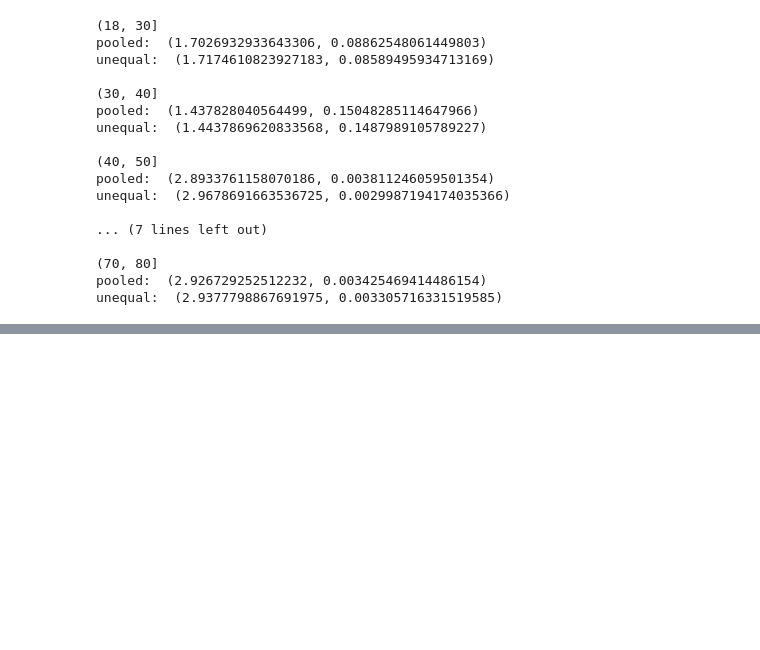
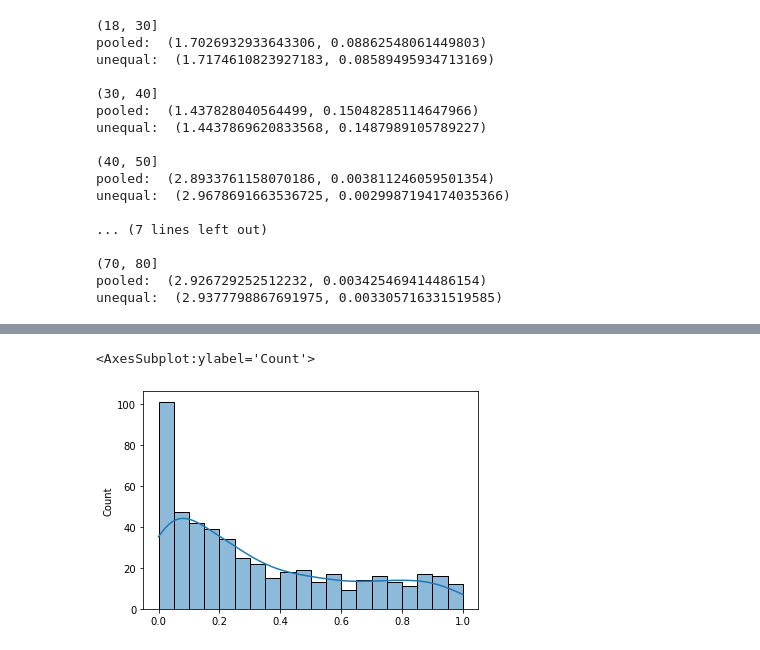
Before and after one commit to mxagar/statistics_with_python_coursera, a Jupyter notebook: 02_Inference/lab/06_Hypothesis_Testing_NHANES_Practice.ipynb, the cells around one changed output, grey strips where cells are left out. Saved outputs shown, nothing was run; the diff lists cells and outputs as text; code cells hidden in the pictures; blank space fills up the shorter version.

```diff
--- a/02_Inference/lab/06_Hypothesis_Testing_NHANES_Practice.ipynb
+++ b/02_Inference/lab/06_Hypothesis_Testing_NHANES_Practice.ipynb
@@ -276,0 +286,5 @@ unequal:  (2.9377798867691975, 0.003305716331519585)
+# %%
+dx = da[["BPXSY1", "BPXSY2"]].dropna()
+db = dx.BPXSY1 - dx.BPXSY2
+print(db.mean())
+sm.stats.ztest(db)
@@ -276,0 +298,7 @@ unequal:  (2.9377798867691975, 0.003305716331519585)
+# %%
+dx = da[["RIAGENDRx", "BPXSY1", "BPXSY2", "RIDAGEYR"]].dropna()
+dx["agegrp"] = pd.cut(dx.RIDAGEYR, [18, 30, 40, 50, 60, 70, 80])
+for k, g in dx.groupby(["RIAGENDRx", "agegrp"]):
+    db = g.BPXSY1 - g.BPXSY2
+    # print stratum definition, mean difference, sample size, test statistic, p-value
+    print(k, db.mean(), db.size, sm.stats.ztest(db.values, value=0))
@@ -276,0 +324,13 @@ unequal:  (2.9377798867691975, 0.003305716331519585)
+# %%
+all_p = []
+dy = dx.loc[(dx.RIDAGEYR >= 50) & (dx.RIDAGEYR <= 60), :]
+for n in 100, 200, 400, 800:
+    pv = []
+    for i in range(500):
+        dz = dy.sample(n)
+        db = dz.BPXSY1 - dz.BPXSY2
+        _, p = sm.stats.ztest(db.values, value=0)
+        pv.append(p)
+    pv = np.asarray(pv)
+    all_p.append(pv)
+    print((pv <= 0.05).mean())
@@ -276,0 +344,6 @@ unequal:  (2.9377798867691975, 0.003305716331519585)
+# %%
+# 0: n = 100
+sns.histplot(all_p[0],kde=True,bins=20)
+# %% [output]
+<AxesSubplot:ylabel='Count'>
+[figure, added]
```
Also changed, not shown: parts of 12 cells of this notebook, 1 other file.
